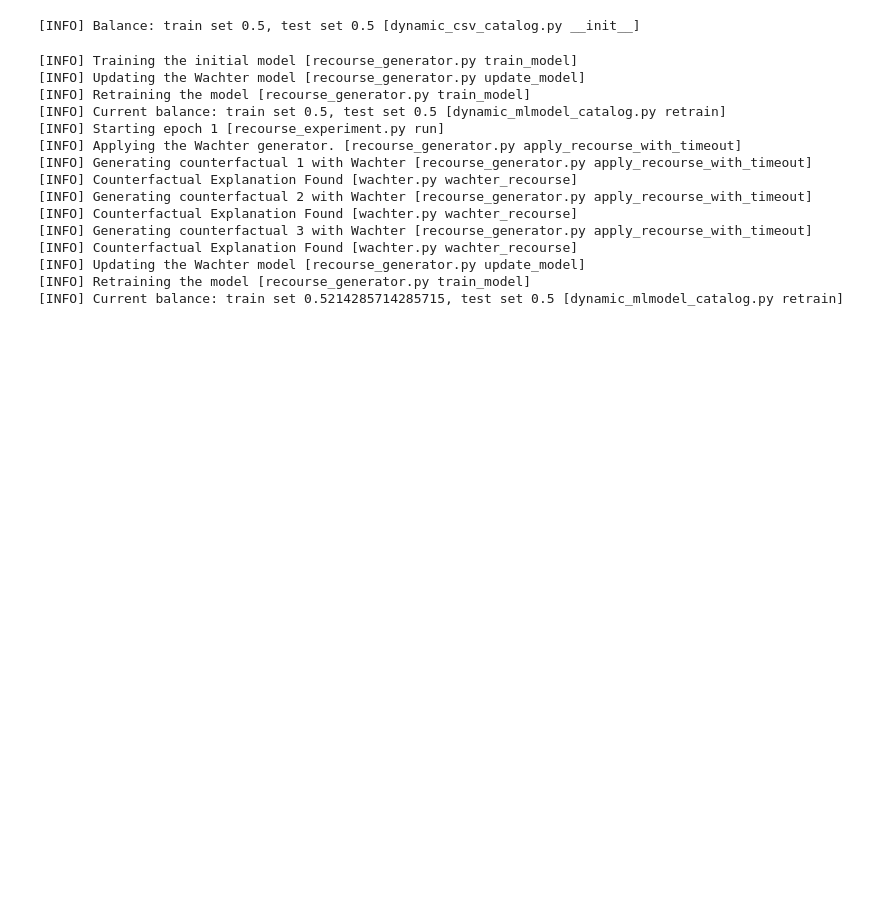
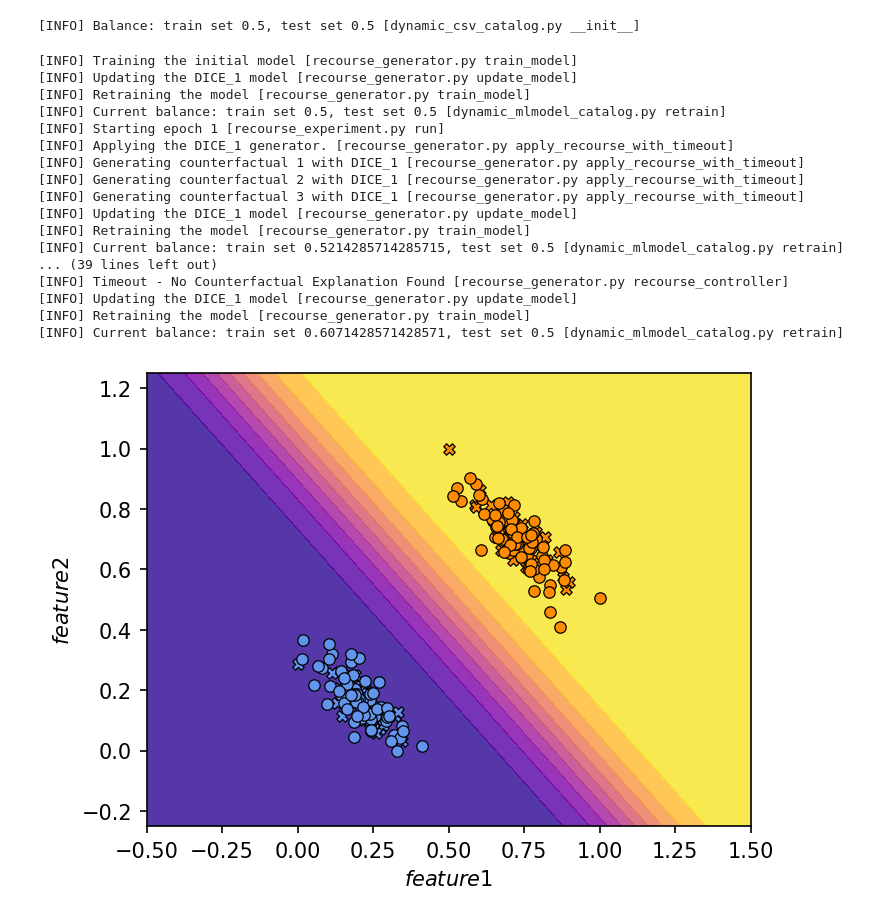
Before and after one commit to abuszydlik/model-shifts-with-dice, a Jupyter notebook: notebooks/experiments.ipynb, the cells around one changed output. Saved outputs shown, nothing was run; the diff lists cells and outputs as text; code cells hidden in the pictures; blank space fills up the shorter version.

```diff
--- a/notebooks/experiments.ipynb
+++ b/notebooks/experiments.ipynb
@@ -33,36 +33,39 @@ dataset = DynamicCsvCatalog(file_path="../datasets/unimodal_dataset_2.csv",
 # %%
 hyper_params = {'learning_rate': 0.04, 'epochs': 2, 'batch_size': 1, 'hidden_size': [4]}
 
 # Recourse generated by DICE is compared with the Wachter generator, as they may modify data differently
 # we need to keep track of two models and two datasets and update them independently
 model = train_model(dataset, hyper_params)
 generators = [
-              RecourseGenerator('DICE_1', deepcopy(dataset), deepcopy(model),
-                                Dice, {"num": 1}, hyper_params, 60),
+              # RecourseGenerator('DICE_1', deepcopy(dataset), deepcopy(model),
+              #                   Dice, {"num": 1}, hyper_params, 60),
             #   RecourseGenerator('DICE_5', deepcopy(dataset), deepcopy(model),
             #                     Dice, {"num": 5}, hyper_params, 120),
-              # RecourseGenerator('Wachter', deepcopy(dataset), deepcopy(model),
-              #                   Wachter, {"loss_type": "BCE", "t_max_min": 2}, hyper_params, 120)
+              RecourseGenerator('Wachter', deepcopy(dataset), deepcopy(model),
+                                Wachter, {"loss_type": "BCE", "t_max_min": 2}, hyper_params, 120)
              ]
 
 # SET NAME BEFORE THE EXPERIMENT
 name='test'
 experiment = RecourseExperiment(dataset, model, generators, experiment_name=name)
-experiment.run(total_recourse=0.80, recourse_per_epoch=0.05)
+experiment.run(total_recourse=0.30, recourse_per_epoch=0.05)
 experiment.save_data()
 # %% [output]
 [INFO] Training the initial model [recourse_generator.py train_model]
-[INFO] Updating the Wachter model [recourse_generator.py update_model]
+[INFO] Updating the DICE_1 model [recourse_generator.py update_model]
 [INFO] Retraining the model [recourse_generator.py train_model]
 [INFO] Current balance: train set 0.5, test set 0.5 [dynamic_mlmodel_catalog.py retrain]
 [INFO] Starting epoch 1 [recourse_experiment.py run]
-[INFO] Applying the Wachter generator. [recourse_generator.py apply_recourse_with_timeout]
-[INFO] Generating counterfactual 1 with Wachter [recourse_generator.py apply_recourse_with_timeout]
-[INFO] Counterfactual Explanation Found [wachter.py wachter_recourse]
-[INFO] Generating counterfactual 2 with Wachter [recourse_generator.py apply_recourse_with_timeout]
-[INFO] Counterfactual Explanation Found [wachter.py wachter_recourse]
-[INFO] Generating counterfactual 3 with Wachter [recourse_generator.py apply_recourse_with_timeout]
-[INFO] Counterfactual Explanation Found [wachter.py wachter_recourse]
-[INFO] Updating the Wachter model [recourse_generator.py update_model]
+[INFO] Applying the DICE_1 generator. [recourse_generator.py apply_recourse_with_timeout]
+[INFO] Generating counterfactual 1 with DICE_1 [recourse_generator.py apply_recourse_with_timeout]
+[INFO] Generating counterfactual 2 with DICE_1 [recourse_generator.py apply_recourse_with_timeout]
+[INFO] Generating counterfactual 3 with DICE_1 [recourse_generator.py apply_recourse_with_timeout]
+[INFO] Updating the DICE_1 model [recourse_generator.py update_model]
 [INFO] Retraining the model [recourse_generator.py train_model]
 [INFO] Current balance: train set 0.5214285714285715, test set 0.5 [dynamic_mlmodel_catalog.py retrain]
+... (39 lines left out)
+[INFO] Timeout - No Counterfactual Explanation Found [recourse_generator.py recourse_controller]
+[INFO] Updating the DICE_1 model [recourse_generator.py update_model]
+[INFO] Retraining the model [recourse_generator.py train_model]
+[INFO] Current balance: train set 0.6071428571428571, test set 0.5 [dynamic_mlmodel_catalog.py retrain]
+[figure, added]
```
Also changed, not shown: parts of 1 cell of this notebook, 2 other files.
